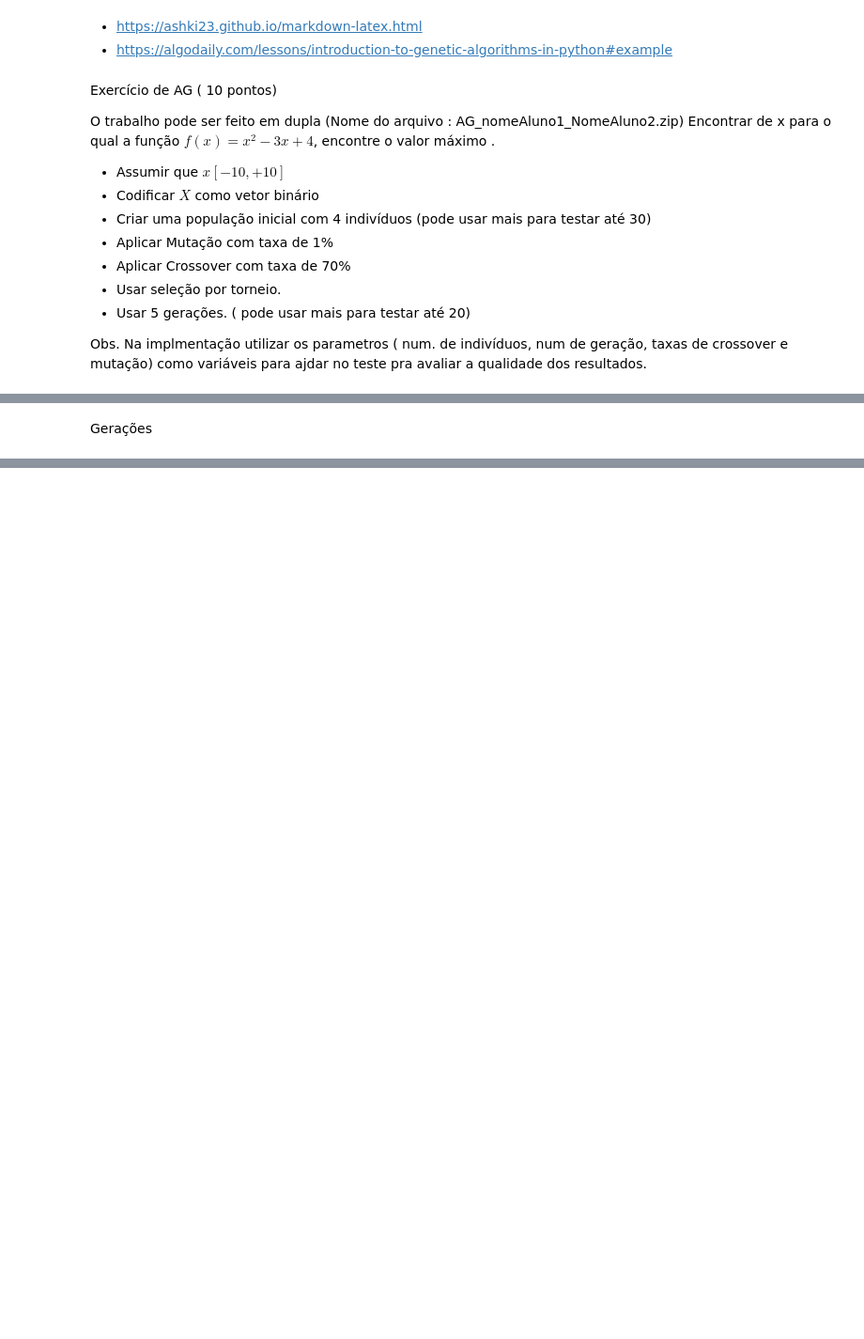
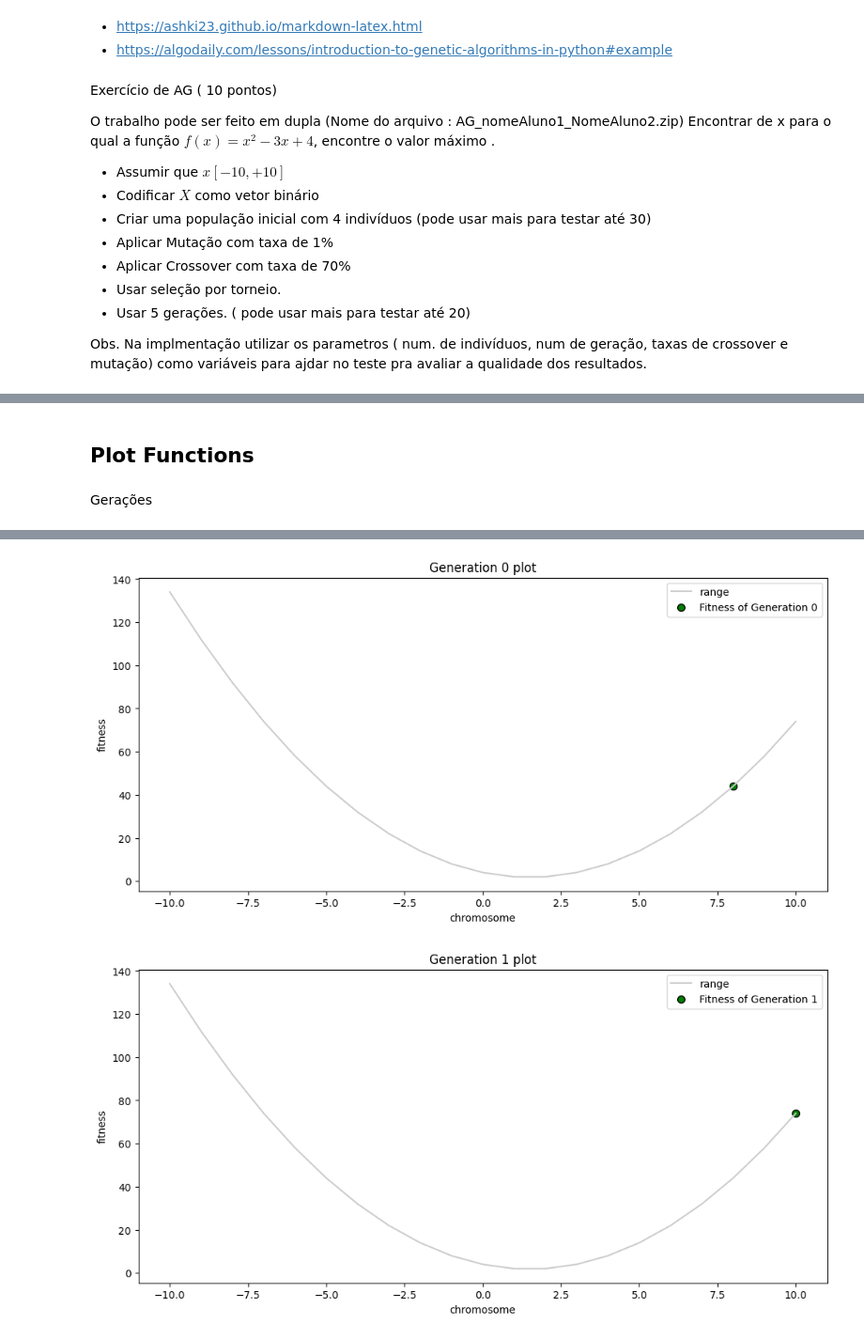
Before and after one commit to rafaelportomoura/ufla-gcc128-inteligencia-artificial, a Jupyter notebook: AG_Rafael_Porto_Vieira_de_Moura.ipynb, the cells around one changed output, grey strips where cells are left out. Shown: that part at 94% size. Saved outputs shown, nothing was run; the diff lists cells and outputs as text; code cells hidden in the pictures; blank space fills up the shorter version.

```diff
--- a/AG_Rafael_Porto_Vieira_de_Moura.ipynb
+++ b/AG_Rafael_Porto_Vieira_de_Moura.ipynb
@@ -67,0 +94,3 @@ print([binToInt(p) for p in population])
+# %%
+def set_new_population(range_min = RANGE_MIN, range_max = RANGE_MAX, chromosomes = CHROMOSOMES ):
+    return [intToBin(numpy.random.randint(range_min,range_max)) for _ in range(chromosomes)]
@@ -70,4 +101,4 @@ def fitness(x):
     if type(x) == str:
         x = binToInt(x)
 
-    return eval(function)
+    return eval(FUNCTION)
@@ -76,15 +105,39 @@ def fitness(x):
+# %% [markdown]
+## Plot Functions
+# %%
+import matplotlib as mpl
+import matplotlib.pyplot as plt
+
+X_AXIS = [_ for _ in range(RANGE_MIN,RANGE_MAX+1)]
+Y_AXIS = [fitness(_) for _ in X_AXIS]
+def plot(chromosome,fitness,generation: int):
+    fig, ax = plt.subplots(figsize=(10,5), layout='constrained')
+    ax.plot(X_AXIS,Y_AXIS, label="range", color='0.8')
+    ax.scatter(chromosome, fitness, s=50, facecolor='g', edgecolor='k',label=f"Fitness of Generation {generation}")
+    ax.set_xlabel('chromosome')  # Add an x-label to the axes.
+    ax.set_ylabel('fitness')  # Add a y-label to the axes.
+    ax.set_title(f"Generation {generation} plot")
+    ax.legend()  # Add a legend.
 # %% [markdown]
 Gerações
 # %%
-for generation in range(generations):
-    print(f"🧬 Generation: {generation}")
+population = set_new_population()
+for generation in range(GENERATIONS):
+    logger.log(f"🧬 Generation: {generation + 1}")
     print_bin_array('Population', population)
     fitness_arr = [fitness(x) for x in population]
-    print(f"Fitness: {fitness_arr}")
+    logger.info(f"Fitness: {fitness_arr}")
 
-    parents = ["" for _ in range(mattingPoolSize)]
+    parents = ["" for _ in range(ELITISM_SIZE)]
 
-    for p in range(mattingPoolSize):
+    better = {
+        'chromosome': binToInt(population[numpy.where(fitness_arr == numpy.max(fitness_arr))[0][0]]),
+        'fitness':  numpy.max(fitness_arr),
+    }
+    logger.info(f"Better: {better['chromosome']} -> {better['fitness']} ")
+    plot(better['chromosome'], better['fitness'],generation)
+
+    for p in range(ELITISM_SIZE):
         fittestIndex = numpy.where(fitness_arr == numpy.max(fitness_arr))
         fittestIndex = fittestIndex[0][0]
         parents[p] = population[fittestIndex]
@@ -92,42 +145,43 @@ for generation in range(generations):
 
     print_bin_array("Parents",parents)
 
-    offspring = [["" for _ in range(genes)] for _ in range(offspringSize)]
-    for k in range(offspringSize):
+    offspring = [["" for _ in range(GENES)] for _ in range(OFFSPRING_SIZE)]
+    for k in range(OFFSPRING_SIZE):
         probability = numpy.random.uniform(0,1)
 
-        if (probability > crossover_probability):
-            print(f'\t😒 Na possição {k}, não houve crossover! Taxa de infertilidade: {probability}')
-            offspring[k] = parents[k%mattingPoolSize]
+        if (probability > CROSSOVER_PROBABILITY):
+            logger.debug(f'\t😒 Na possição {k}, não houve crossover! Taxa de infertilidade: {probability}')
+            offspring[k] = parents[k%ELITISM_SIZE]
             continue
 
-        parent_one_index = k%mattingPoolSize
-        parent_two_index = (k+1)%mattingPoolSize
+        parent_one_index = k%ELITISM_SIZE
+        parent_two_index = (k+1)%ELITISM_SIZE
 
-        offspring[k][0:crossover_point] = parents[parent_one_index][0:crossover_point]
-        offspring[k][crossover_point:] = parents[parent_two_index][crossover_point:]
-        offspring[k] = "".join(offspring[k])
+        offspring[k][0:CROSSOVER_POINT] = parents[parent_one_index][0:CROSSOVER_POINT]
+        offspring[k][CROSSOVER_POINT:] = parents[parent_two_index][CROSSOVER_POINT:]
+        offspring[k] = check_range_of_binary("".join(offspring[k]))
 
     print_bin_array("Offspring after crossover", offspring)
 
-    for index in range(offspringSize):
+    for index in range(OFFSPRING_SIZE):
         probability = numpy.random.uniform(0,1)
 
-        if (probability > mutation_probability):
-            print(f'\t🫣 Na possição {index}, não houve mutação! Taxa de herança: {probability}')
+        if (probability > MUTATION_PROBABILITY):
+            logger.debug(f'\t🫣 Na possição {index}, não houve mutação! Taxa de herança: {probability}')
             continue
 
-        random_gene = numpy.random.randint(0,genes)
+        random_gene = numpy.random.randint(0,GENES)
 
         before =  offspring[index]
         array_of_genes = [_ for _ in offspring[index]]
         array_of_genes[random_gene] = '0' if array_of_genes[random_gene] == '1' else '1'
-        offspring[index] = "".join(array_of_genes)
-        print(f'\t☢️ Mutation([{index}][{random_gene}]): {before} -> {offspring[index]}')
+        offspring[index] = check_range_of_binary("".join(array_of_genes))
+        logger.debug(f'\t☢️ Mutation([{index}][{random_gene}]): {before} -> {offspring[index]}')
 
     print_bin_array("Offspring after mutation", offspring)
 
-    population[0:mattingPoolSize] = parents
-    population[mattingPoolSize:] = offspring
-    print(f"----------------------------------------------")
+    population[0:ELITISM_SIZE] = parents
+    population[ELITISM_SIZE:] = offspring
+
+    logger.log(f"----------------------------------------------")
 # %% [output]
@@ -150 +204,3 @@ Offspring after mutation: [-14, -14, -14]#['11110', '11110', '11110']
 ----------------------------------------------
+[figure, added]
+[figure, added]
```
Also changed, not shown: parts of 13 cells of this notebook.
